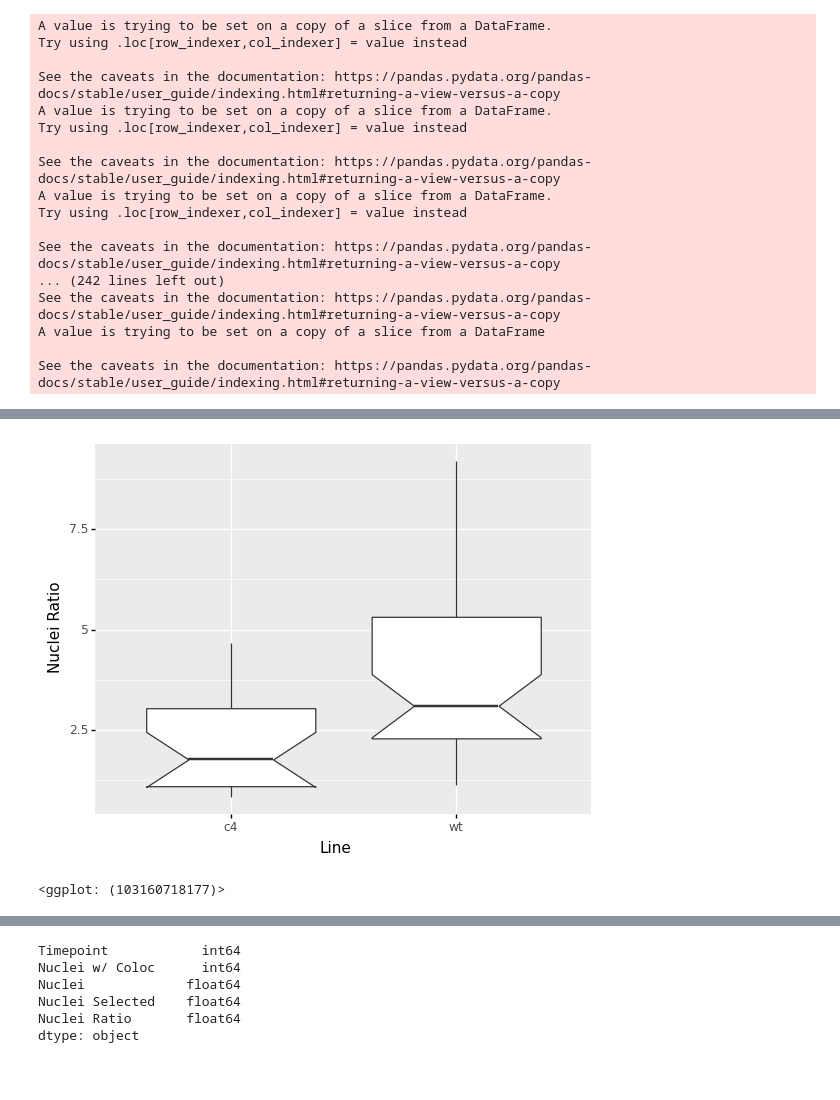
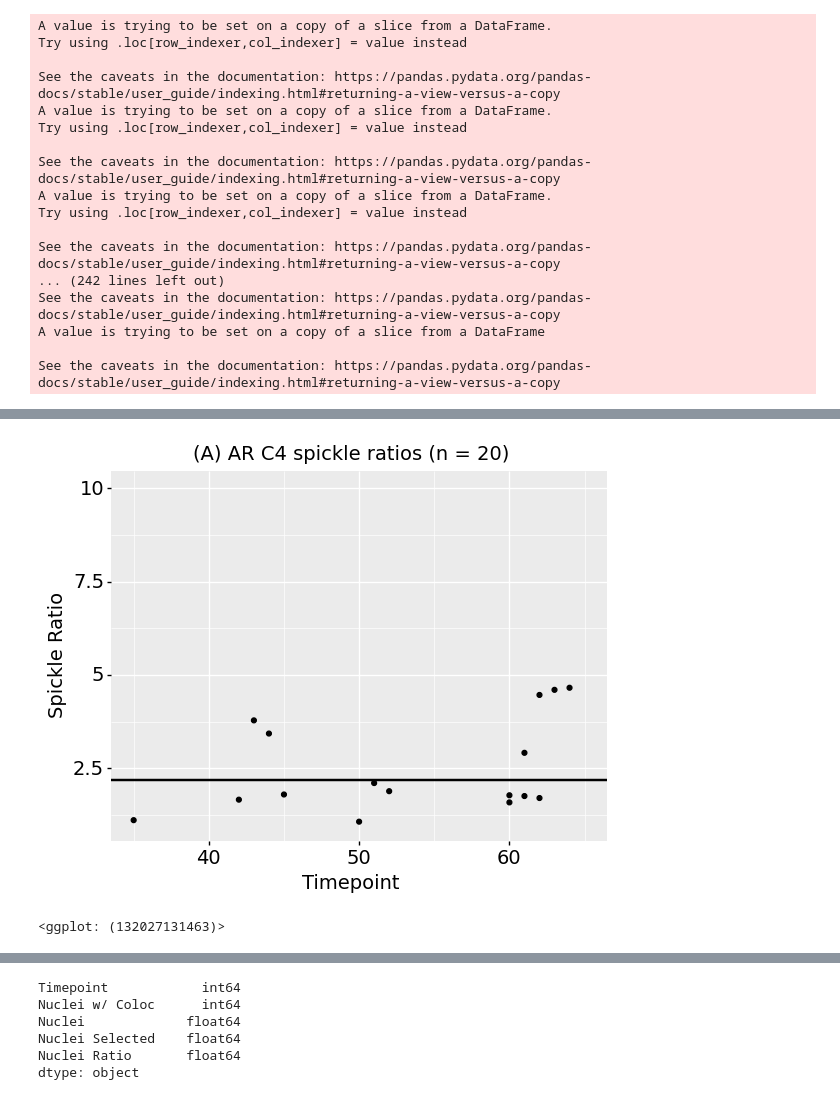
Before and after one commit to niightingale/bep_tools, a Jupyter notebook: fiji_analysis/models_X3.ipynb, the cells around one changed output, grey strips where cells are left out. Saved outputs shown, nothing was run; the diff lists cells and outputs as text; code cells hidden in the pictures; blank space fills up the shorter version.

```diff
--- a/fiji_analysis/models_X3.ipynb
+++ b/fiji_analysis/models_X3.ipynb
@@ -541,7 +555,14 @@ wt_scatter
-# %%
-wt_boxplot = ggplot(cut_full, aes('Line', 'Nuclei Ratio')) +\
-    geom_boxplot(notch = True)
-wt_boxplot
-# %% [output]
-[figure, removed]
-<ggplot: (103160718177)>
+# %%
+c4_scatter = ggplot(cut_c4, aes(x = 'Timepoint', y ='Nuclei Ratio')) +\
+    geom_point() +\
+    xlim(35,65) +\
+    ylim(1,10) +\
+    geom_hline(yintercept = cut_c4['Nuclei Ratio'].mean(), size = 1) +\
+    xlab("Timepoint") +\
+    ylab("Spickle Ratio") +\
+    ggtitle("(A) AR C4 spickle ratios (n = 20)")
+c4_scatter = c4_scatter + theme(text = element_text(size = 14, color = 'k'))
+c4_scatter
+# %% [output]
+[figure, added]
+<ggplot: (132027131463)>
```
Also changed, not shown: parts of 7 cells of this notebook, 8 other files.
